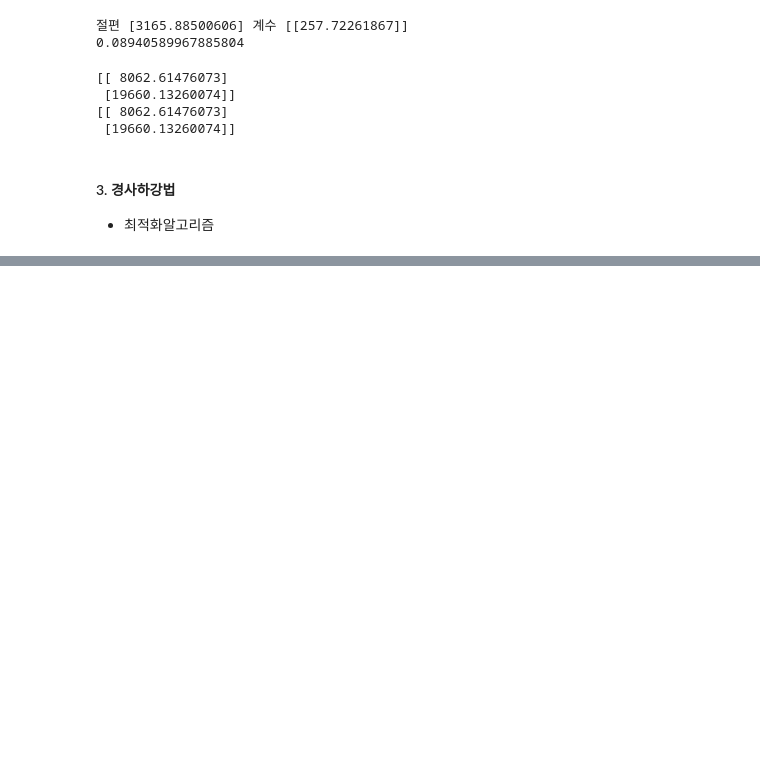
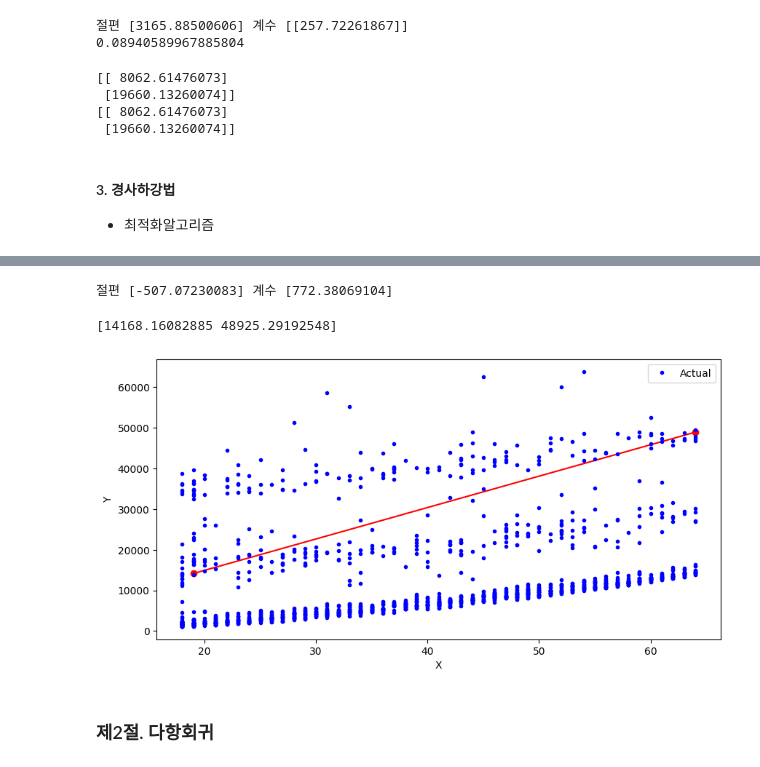
Before and after one commit to Soy-code/ADP, a Jupyter notebook: chapter6. 머신러닝-지도학습.ipynb, the cells around one changed output, grey strips where cells are left out. Cells and saved outputs as stored; diff of their text form; code cells hidden in the pictures; blank space fills up the shorter version.

```diff
--- a/chapter6. 머신러닝-지도학습.ipynb
+++ b/chapter6. 머신러닝-지도학습.ipynb
@@ -67,0 +66,23 @@ sgd_reg.fit(x, y.ravel())  # y.ravel : 다차원 -> 1차원으로 바꿔주는
+# %%
+print("절편", sgd_reg.intercept_, "계수", sgd_reg.coef_)
+# %% [output]
+절편 [-507.07230083] 계수 [772.38069104]
+# %%
+# 새로운 값 예측
+x_new = [[19], [64]]
+y_hat = sgd_reg.predict(x_new)
+print(y_hat)
+# %% [output]
+[14168.16082885 48925.29192548]
+# %%
+plt.figure(figsize=(10,5))
+plt.plot(x_new, y_hat, 'ro-')
+plt.plot(x, y, "b.", label="Actual")
+plt.legend(loc="upper right")
+plt.xlabel('X')
+plt.ylabel('Y')
+plt.show()
+# %% [output]
+[figure, added]
+# %% [markdown]
+### 제2절. 다항회귀
```
Also changed, not shown: parts of 14 cells of this notebook.
